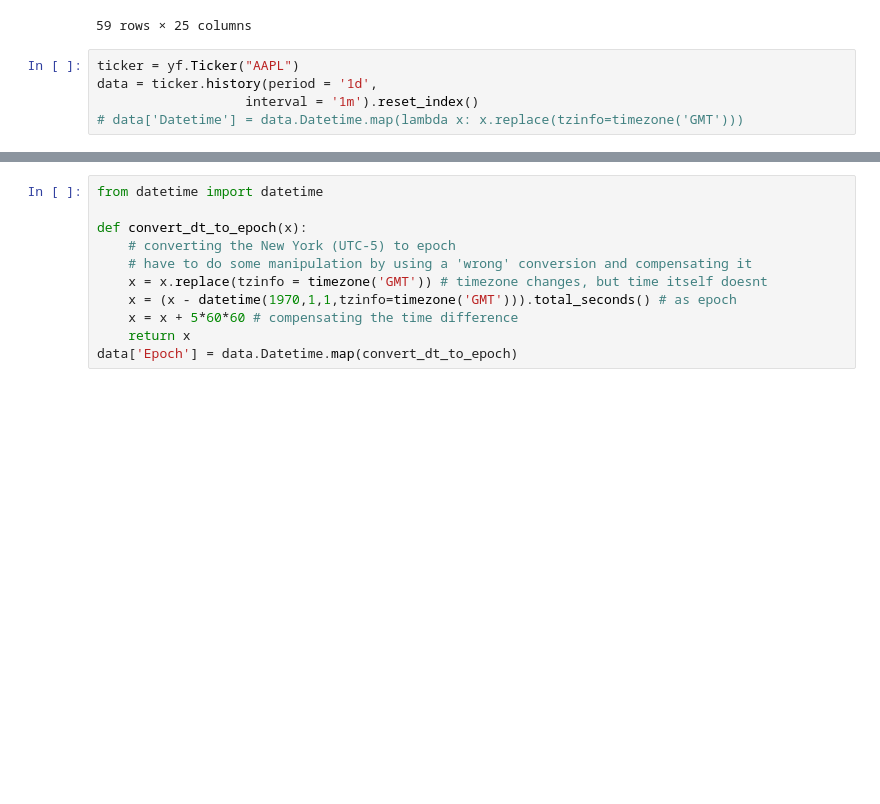
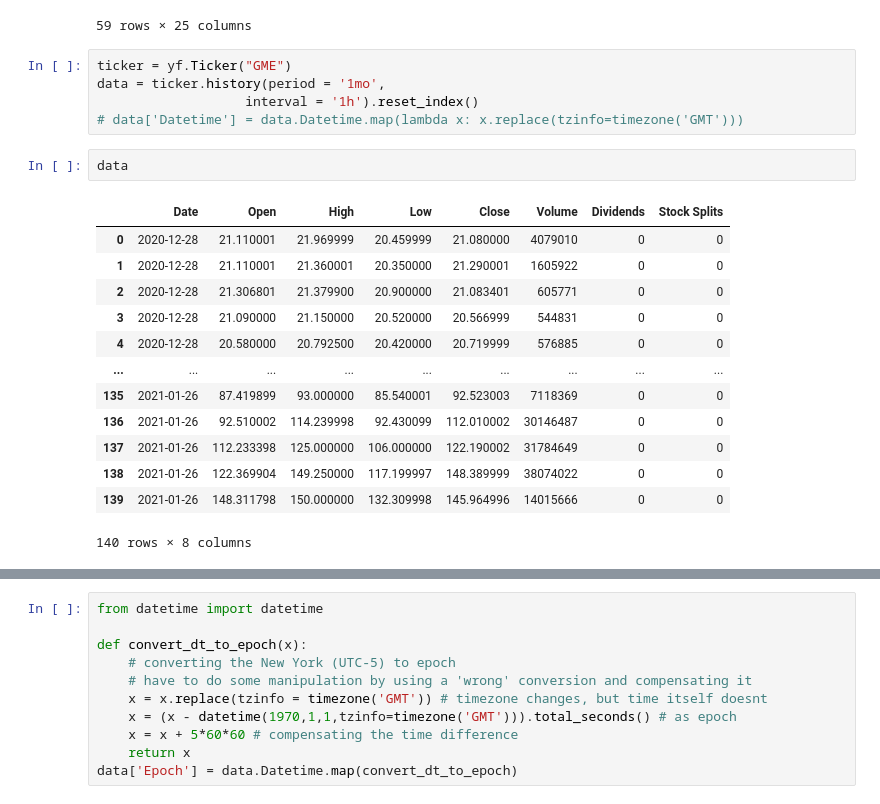
Before and after one commit to briansong524/Mo_money_mo_money, a Jupyter notebook: slack_notifier_w_yfinance/Analyze with yfinance library.ipynb, the cells around one changed output, grey strips where cells are left out. Cells and saved outputs as stored; diff of their text form; blank space fills up the shorter version.

```diff
--- a/slack_notifier_w_yfinance/Analyze with yfinance library.ipynb
+++ b/slack_notifier_w_yfinance/Analyze with yfinance library.ipynb
@@ -36,7 +36,23 @@ df[df['Datetime'] <= '2020-12-24']
 | 58 | 2020-12-23 18:45:00-05:00 | 221.350000 | 221.350000 | 221.290000 | 221.300000 | 221.300000 | 0.0 | 124.050000 | 124.050000 | 124.000000 | ... | ... |
 59 rows × 25 columns
 # %%
-ticker = yf.Ticker("AAPL")
-data = ticker.history(period = '1d',
-                   interval = '1m').reset_index()
+ticker = yf.Ticker("GME")
+data = ticker.history(period = '1mo',
+                   interval = '1h').reset_index()
 # data['Datetime'] = data.Datetime.map(lambda x: x.replace(tzinfo=timezone('GMT')))
+# %%
+data
+# %% [output]
+|  | Date | Open | High | Low | Close | Volume | Dividends | Stock Splits |
+| 0 | 2020-12-28 | 21.110001 | 21.969999 | 20.459999 | 21.080000 | 4079010 | 0 | 0 |
+| 1 | 2020-12-28 | 21.110001 | 21.360001 | 20.350000 | 21.290001 | 1605922 | 0 | 0 |
+| 2 | 2020-12-28 | 21.306801 | 21.379900 | 20.900000 | 21.083401 | 605771 | 0 | 0 |
+| 3 | 2020-12-28 | 21.090000 | 21.150000 | 20.520000 | 20.566999 | 544831 | 0 | 0 |
+| 4 | 2020-12-28 | 20.580000 | 20.792500 | 20.420000 | 20.719999 | 576885 | 0 | 0 |
+| ... | ... | ... | ... | ... | ... | ... | ... | ... |
+| 135 | 2021-01-26 | 87.419899 | 93.000000 | 85.540001 | 92.523003 | 7118369 | 0 | 0 |
+| 136 | 2021-01-26 | 92.510002 | 114.239998 | 92.430099 | 112.010002 | 30146487 | 0 | 0 |
+| 137 | 2021-01-26 | 112.233398 | 125.000000 | 106.000000 | 122.190002 | 31784649 | 0 | 0 |
+| 138 | 2021-01-26 | 122.369904 | 149.250000 | 117.199997 | 148.389999 | 38074022 | 0 | 0 |
+| 139 | 2021-01-26 | 148.311798 | 150.000000 | 132.309998 | 145.964996 | 14015666 | 0 | 0 |
+140 rows × 8 columns
```
Also changed, not shown: parts of 2 cells of this notebook, 5 other files.
